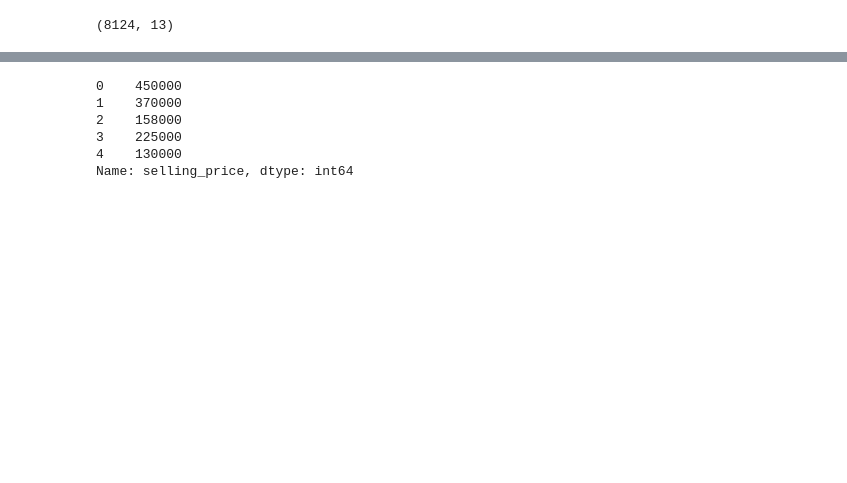
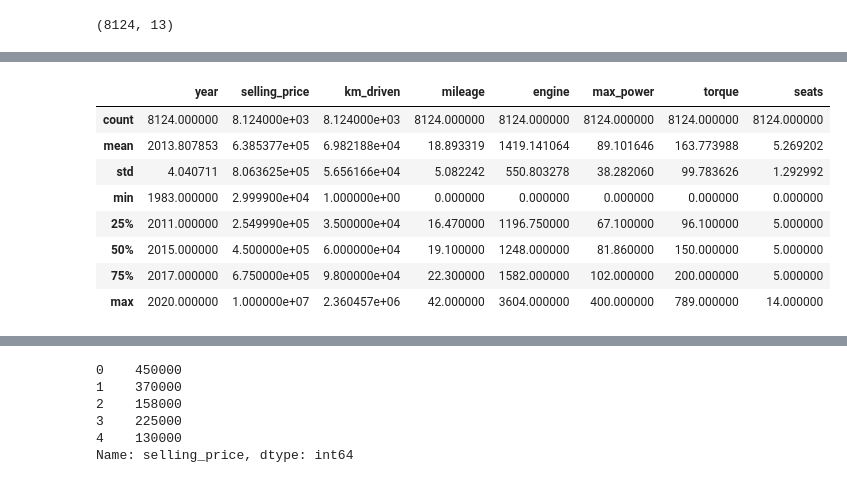
Before and after one commit to phani003/ph, a Jupyter notebook: code grab projects/cardecho project 2 codegrab.ipynb, the cells around one changed output, grey strips where cells are left out. Cells and saved outputs as stored; diff of their text form; code cells hidden in the pictures; blank space fills up the shorter version.

```diff
--- a/code grab projects/cardecho project 2 codegrab.ipynb
+++ b/code grab projects/cardecho project 2 codegrab.ipynb
@@ -277,2 +266,0 @@ Name: fuel, dtype: int64
-# %%
-data['fuel']=data['fuel'].map(dict(Diesel=1,Petrol=2,CNG=3,LPG=4))
@@ -286,2 +266,0 @@ Name: seller_type, dtype: int64
-# %%
-data['seller_type']=data['seller_type'].str.split(' ').str.get(0).map(dict(Individual=1,Dealer=2,Trustmark=3))
@@ -294,2 +266,0 @@ Name: transmission, dtype: int64
-# %%
-data['transmission']=data['transmission'].map(dict(Manual=1,Automatic=2))
@@ -305,2 +267,12 @@ Name: owner, dtype: int64
-# %%
-data['owner']=data['owner'].str.split(' ').str.get(0).map(dict(First=1,Second=2,Third=3,Fourth=4,Test=5))
+# %%
+data.describe()
+# %% [output]
+|  | year | selling_price | km_driven | mileage | engine | max_power | torque | seats |
+| count | 8124.000000 | 8.124000e+03 | 8.124000e+03 | 8124.000000 | 8124.000000 | 8124.000000 | 8124.000000 | 8124.000000 |
+| mean | 2013.807853 | 6.385377e+05 | 6.982188e+04 | 18.893319 | 1419.141064 | 89.101646 | 163.773988 | 5.269202 |
+| std | 4.040711 | 8.063625e+05 | 5.656166e+04 | 5.082242 | 550.803278 | 38.282060 | 99.783626 | 1.292992 |
+| min | 1983.000000 | 2.999900e+04 | 1.000000e+00 | 0.000000 | 0.000000 | 0.000000 | 0.000000 | 0.000000 |
+| 25% | 2011.000000 | 2.549990e+05 | 3.500000e+04 | 16.470000 | 1196.750000 | 67.100000 | 96.100000 | 5.000000 |
+| 50% | 2015.000000 | 4.500000e+05 | 6.000000e+04 | 19.100000 | 1248.000000 | 81.860000 | 150.000000 | 5.000000 |
+| 75% | 2017.000000 | 6.750000e+05 | 9.800000e+04 | 22.300000 | 1582.000000 | 102.000000 | 200.000000 | 5.000000 |
+| max | 2020.000000 | 1.000000e+07 | 2.360457e+06 | 42.000000 | 3604.000000 | 400.000000 | 789.000000 | 14.000000 |
```
Also changed, not shown: parts of 99 cells of this notebook.
